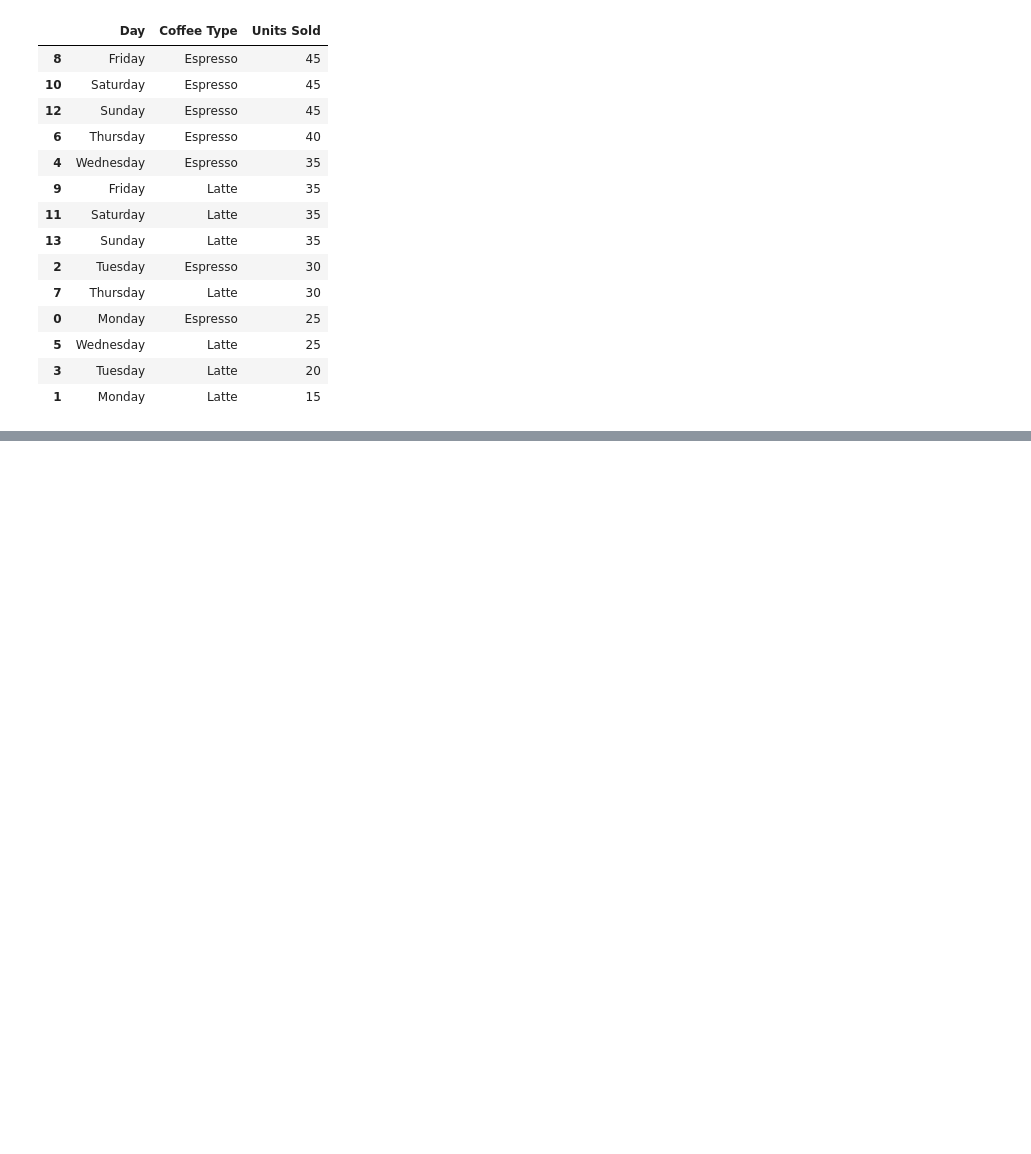
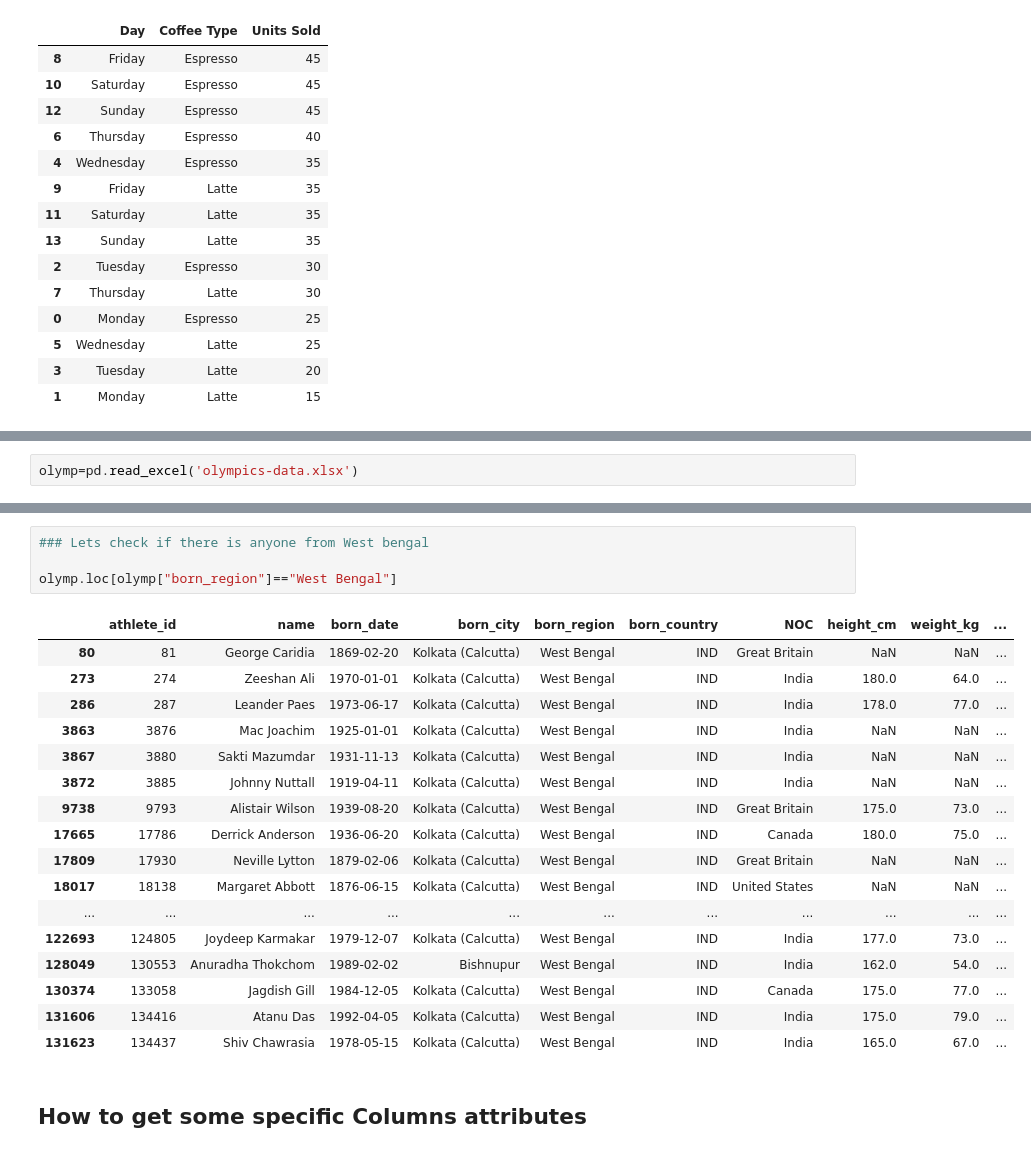
Before and after one commit to SiddhantDas18/Sidpy, a Jupyter notebook: Day5/pondas.ipynb, the cells around one changed output, grey strips where cells are left out. Saved outputs shown, nothing was run; the diff lists cells and outputs as text; blank space fills up the shorter version.

```diff
--- a/Day5/pondas.ipynb
+++ b/Day5/pondas.ipynb
@@ -248,0 +289,2 @@ coffee.sort_values("Units Sold", ascending=False)
+# %%
+olymp=pd.read_excel('olympics-data.xlsx')
@@ -248,0 +361,24 @@ coffee.sort_values("Units Sold", ascending=False)
+# %%
+### Lets check if there is anyone from West bengal
+
+olymp.loc[olymp["born_region"]=="West Bengal"]
+# %% [output]
+|  | athlete_id | name | born_date | born_city | born_region | born_country | NOC | height_cm | weight_kg | ... |
+| 80 | 81 | George Caridia | 1869-02-20 | Kolkata (Calcutta) | West Bengal | IND | Great Britain | NaN | NaN | ... |
+| 273 | 274 | Zeeshan Ali | 1970-01-01 | Kolkata (Calcutta) | West Bengal | IND | India | 180.0 | 64.0 | ... |
+| 286 | 287 | Leander Paes | 1973-06-17 | Kolkata (Calcutta) | West Bengal | IND | India | 178.0 | 77.0 | ... |
+| 3863 | 3876 | Mac Joachim | 1925-01-01 | Kolkata (Calcutta) | West Bengal | IND | India | NaN | NaN | ... |
+| 3867 | 3880 | Sakti Mazumdar | 1931-11-13 | Kolkata (Calcutta) | West Bengal | IND | India | NaN | NaN | ... |
+| 3872 | 3885 | Johnny Nuttall | 1919-04-11 | Kolkata (Calcutta) | West Bengal | IND | India | NaN | NaN | ... |
+| 9738 | 9793 | Alistair Wilson | 1939-08-20 | Kolkata (Calcutta) | West Bengal | IND | Great Britain | 175.0 | 73.0 | ... |
+| 17665 | 17786 | Derrick Anderson | 1936-06-20 | Kolkata (Calcutta) | West Bengal | IND | Canada | 180.0 | 75.0 | ... |
+| 17809 | 17930 | Neville Lytton | 1879-02-06 | Kolkata (Calcutta) | West Bengal | IND | Great Britain | NaN | NaN | ... |
+| 18017 | 18138 | Margaret Abbott | 1876-06-15 | Kolkata (Calcutta) | West Bengal | IND | United States | NaN | NaN | ... |
+| ... | ... | ... | ... | ... | ... | ... | ... | ... | ... | ... |
+| 122693 | 124805 | Joydeep Karmakar | 1979-12-07 | Kolkata (Calcutta) | West Bengal | IND | India | 177.0 | 73.0 | ... |
+| 128049 | 130553 | Anuradha Thokchom | 1989-02-02 | Bishnupur | West Bengal | IND | India | 162.0 | 54.0 | ... |
+| 130374 | 133058 | Jagdish Gill | 1984-12-05 | Kolkata (Calcutta) | West Bengal | IND | Canada | 175.0 | 77.0 | ... |
+| 131606 | 134416 | Atanu Das | 1992-04-05 | Kolkata (Calcutta) | West Bengal | IND | India | 175.0 | 79.0 | ... |
+| 131623 | 134437 | Shiv Chawrasia | 1978-05-15 | Kolkata (Calcutta) | West Bengal | IND | India | 165.0 | 67.0 | ... |
+# %% [markdown]
+## How to get some specific Columns attributes
```
Also changed, not shown: parts of 18 cells of this notebook, 3 other files.
